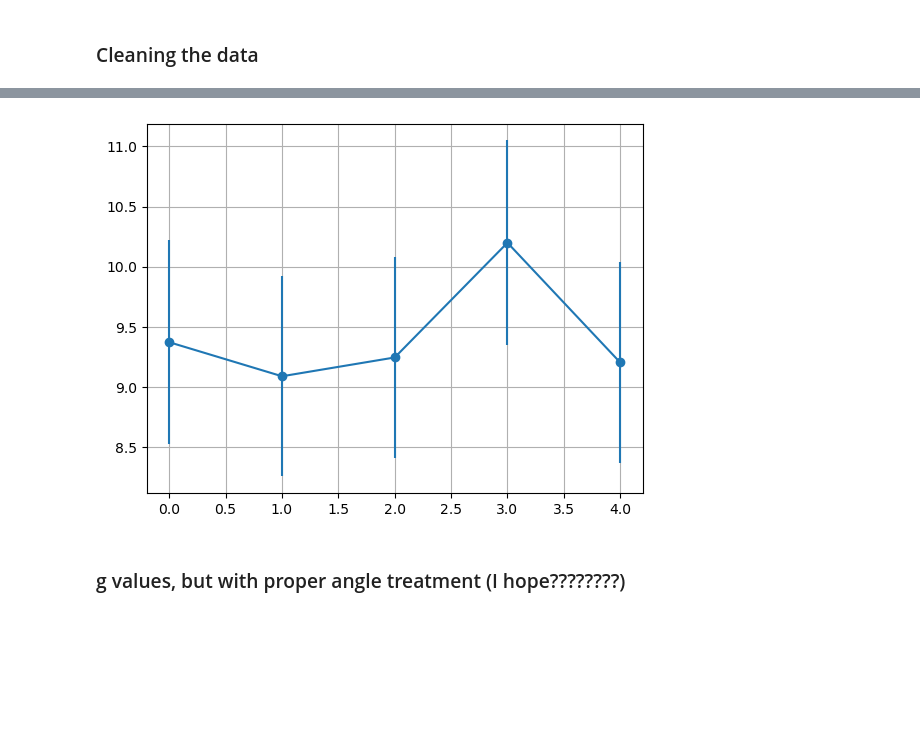
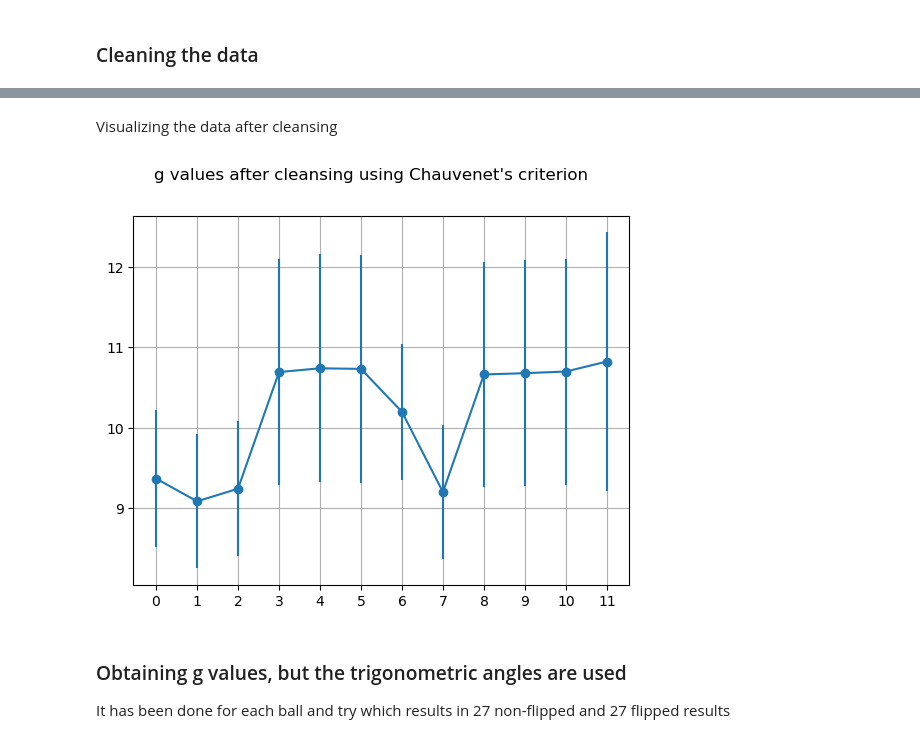
Before and after one commit to miguitarra/AppStats2024, a Jupyter notebook: Plane/incline_clean.ipynb, the cells around one changed output, grey strips where cells are left out. Saved outputs shown, nothing was run; the diff lists cells and outputs as text; code cells hidden in the pictures; blank space fills up the shorter version.

```diff
--- a/Plane/incline_clean.ipynb
+++ b/Plane/incline_clean.ipynb
@@ -403,8 +417,8 @@ I still don't know what the delta theta is, so I put 0 for now
 # %%
-def g_incline(a, theta, deltheta, D, d):
+def g_fun(a, theta, deltheta, D, d):
     return a/np.sin(theta + deltheta)*(1 + 2/5*D**2/(D**2 - d**2))
 
-def g_error(a, u_a, theta, u_theta, deltheta, u_deltheta, D, u_D, d, u_d):
+def u_g_fun(a, u_a, theta, u_theta, deltheta, u_deltheta, D, u_D, d, u_d):
     '''To check for mistakes - calculating this by hand was a pain in the ass'''
     var = (1 + 2/5*D**2/(D**2 - d**2))**2/np.sin(theta + deltheta)**2*(u_a**2 + (u_theta**2 + u_deltheta**2)*a**2/np.tan(theta + deltheta)**2) + 16/25*a**2/np.sin(theta + deltheta)**2*D**2*d**2/(D**2 - d**2)**4*(d**2*u_D**2 + D**2*u_d**2)
     return np.sqrt(var)
@@ -442,19 +456,19 @@ u_g_f_dic = {}
 
 for key, val in a_dic.items():
     #print(val)
-    g_dic[key] = g_incline(val, angle_gonio1, 0, D1, d)
-    u_g_dic[key] = g_error(val, u_a_dic[key], angle_gonio1, u_angle_gonio, 0, 0, D1, u_D, d, u_d)
+    g_dic[key] = g_fun(val, angle_gonio1, 0, D1, d)
+    u_g_dic[key] = u_g_fun(val, u_a_dic[key], angle_gonio1, u_angle_gonio, 0, 0, D1, u_D, d, u_d)
 
 for key, val in a_f_dic.items():
     #print(val)
-    g_f_dic[key] = g_incline(val, angle_gonio1, 0, D1, d)
-    u_g_f_dic[key] = g_error(val, u_a_dic[key], angle_gonio1, u_angle_gonio, 0, 0, D1, u_D, d, u_d)
+    g_f_dic[key] = g_fun(val, angle_gonio1, 0, D1, d)
+    u_g_f_dic[key] = u_g_fun(val, u_a_dic[key], angle_gonio2, u_angle_gonio, 0, 0, D1, u_D, d, u_d)
 
-
+print('Calculated g values for each try using gonio angles:\nOriginal orientation:')
 for key in fixed_keys:
     print(f'Ball {key[0]} try {key[1]}:\tg = {g_dic[key]:.2f}, error = {u_g_dic[key]:.2f}')
 
-print('\nFlipped:\n')
+print('\nFlipped:')
 
 for key in fixed_keys:
     print(f'Ball {key[0]} try {key[1]}:\tg = {g_f_dic[key]:.2f}, error = {u_g_f_dic[key]:.2f}')
@@ -502,16 +518,19 @@ plt.show()
 # %% [markdown]
 ### Cleaning the data
 # %%
-g_mean, g_err = constant_fit(g_arr, u_g_arr)
 
-def data_cleanser(data, error):
+def data_cleanser(data, error, min_data_points=5):
+    '''
+    Discards not matching data using Chauvenet's criterion
+    min_data_points is the minimum number data points that should be left
+    '''
     data_cp = np.copy(data)
     error_cp = np.copy(error)
     N = len(data_cp)
     mean, sigma = constant_fit(data_cp, error_cp)
     criterion = N*sp.special.erfc(np.abs(data_cp - mean)/sigma)
 
-    while np.any(criterion < 0.5) and len(data_cp) > 5:    # 5 is the first value that came to mind
+    while np.any(criterion < 0.5) and len(data_cp) > min_data_points:
         criterion_s = np.sort(criterion)    # sorted, so we know where the lowest value is
         lowest_crit = criterion_s[0]        # get the lowest value of the criterion
         index = np.where(criterion == lowest_crit)[0][0] # gets the index of the lowest value in the og criterion array
@@ -522,10 +541,9 @@ def data_cleanser(data, error):
         criterion = N*sp.special.erfc(np.abs(data_cp - mean)/sigma)  # new criterion array calculated for the cleaned data
     return data_cp, error_cp
 
-g_clean, u_g_clean = data_cleanser(g_arr, u_g_arr)
-
-print(g_clean)
-print(u_g_clean)
-
-print(g_arr)
+min_gonio_data = len(g_arr)*0.68
+g_clean, u_g_clean = data_cleanser(g_arr, u_g_arr, min_gonio_data)  # the number of minimal data yet to be established
+print('Values of g using gonio after cleansing:')
+for i in range(len(g_clean)):
+    print(f'{i}: g = {g_clean[i]:.2f}, error = {u_g_clean[i]:.2f}')
 # %% [output]
@@ -537,16 +563,20 @@ print(g_arr)
+# %% [markdown]
+Visualizing the data after cleansing
 # %%
 
-domain = [i for i in range(len(g_clean))]
+domain = [f'{i}' for i in range(len(g_clean))]
 
 plt.scatter(domain, g_clean)
+plt.suptitle("g values after cleansing using Chauvenet's criterion ")
 #plt.plot(domain, np.ones_like(g_clean)*9.81)
 plt.errorbar(domain, g_clean, yerr=u_g_clean)
 plt.grid(True)
 plt.show()
 # %% [output]
-[figure, old version]
+[figure, new version]
-# %% [markdown]
-### g values, but with proper angle treatment (I hope????????)
+# %% [markdown]
+### Obtaining g values, but the trigonometric angles are used
+It has been done for each ball and try which results in 27 non-flipped and 27 flipped results
 # %%
 # a_dic, u_a_dic, a_f_dic, u_a_f_dic
 # angle_{name}, u_angle_{name}, angle_table                      gonio is also a name :)))
```
Also changed, not shown: parts of 19 cells of this notebook.
